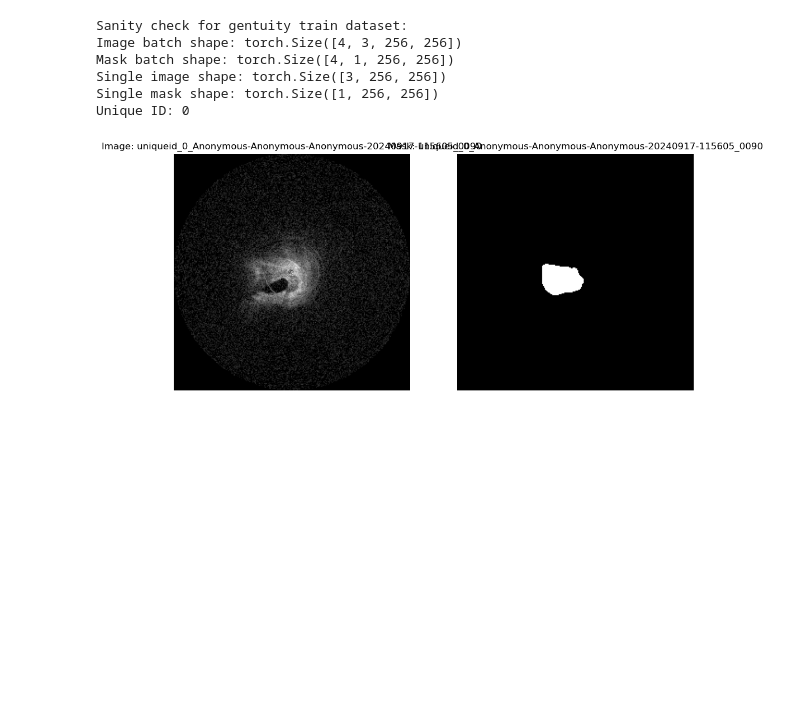
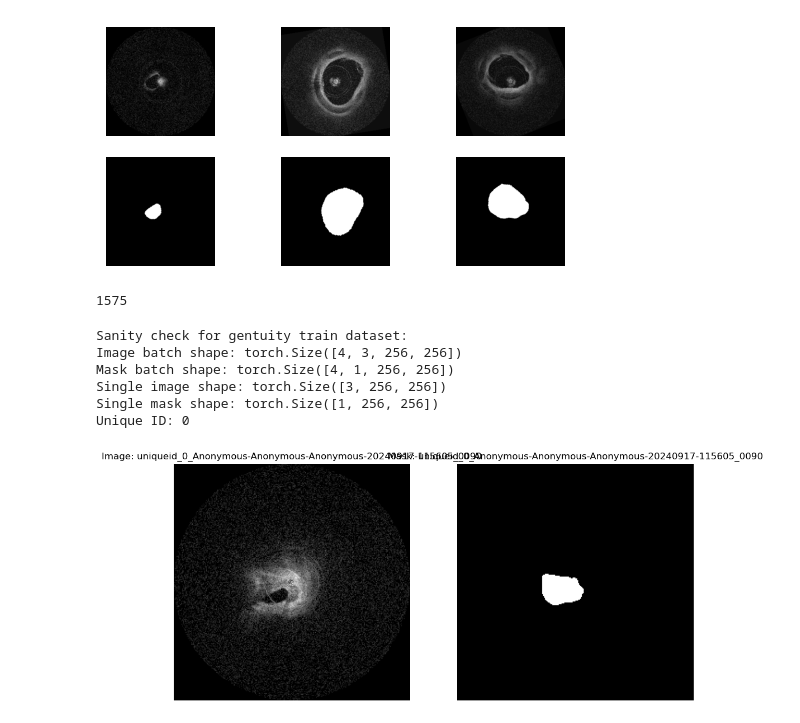
Before and after one commit to SamuelJessen/OCTSegmenter, a Jupyter notebook: data_loading.ipynb, the cells around one changed output. Cells and saved outputs as stored; diff of their text form; code cells hidden in the pictures; blank space fills up the shorter version.

```diff
--- a/data_loading.ipynb
+++ b/data_loading.ipynb
@@ -73 +171,28 @@ class OCTDataset(Dataset):
+# %%
+
+# Apply augmentation to the training dataset
+sample_size = len(train_indices)//4
+aug_indices = np.random.choice(train_indices, sample_size, replace=False)
+aug_dataset = OCTDataset(gentuity_data_root, indices=aug_indices, train=True, is_gentuity=True, transform=combined_transform)
+
+# Plot the augmented images
+for i in range(3):
+    image, mask, _, _ = aug_dataset[i]
+    # Plot the images next to the masks
+    plt.subplot(3, 3, i+1)
+    plt.imshow(image.permute(1, 2, 0))
+    plt.axis("off")
+    plt.subplot(3, 3, i+4)
+    plt.imshow(mask.squeeze(), cmap="gray")
+    plt.axis("off")
+# %% [output]
+[figure, added]
+# %%
+# Add the augmented dataset to the training dataset
+train_dataset_gentuity.samples.extend(aug_dataset.samples)
+
+# Check the length of the training dataset
+print(len(train_dataset_gentuity))
+# %% [output]
+1575
 # %%
```
Also changed, not shown: parts of 4 cells of this notebook.
